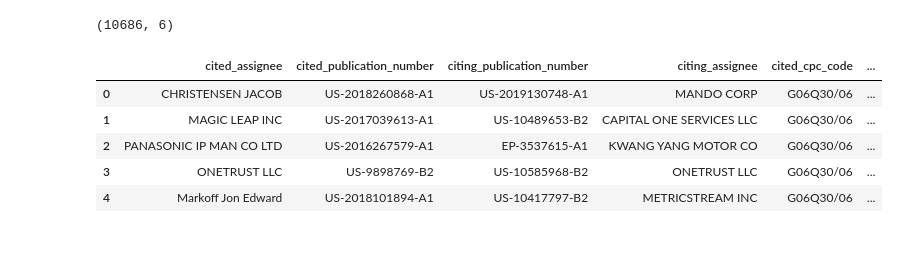
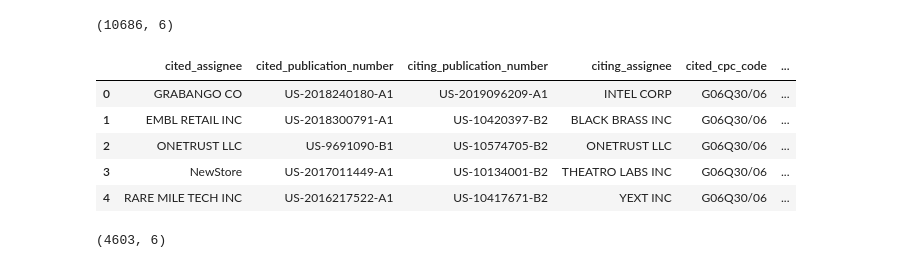
Before and after one commit to anitamezzetti/EPFL_Data_science_in_practice, a Jupyter notebook: Problem Set 3/HienAs3-Query.ipynb, the cells around one changed output. Saved outputs shown, nothing was run; the diff lists cells and outputs as text; code cells hidden in the pictures.

```diff
--- a/Problem Set 3/HienAs3-Query.ipynb
+++ b/Problem Set 3/HienAs3-Query.ipynb
@@ -86,42 +86,47 @@ dataframe.to_csv("all_patents_G06Q30.csv")
 # Then,
 # extract all the patents from 2016-2020 that cite these patents, and build a directed network of
 # patent citations. Try to answer the questions stated above
 
 # INNER JOIN
 
 query_string2 = """
-SELECT cited_assignee, refs.cited_publication_number, citing_publication_number, citing_assignee, cited_cpc_code, citing_cpc_code FROM
-
-(SELECT a.name AS cited_assignee, pubs.publication_number as cited_publication_number,
-SUBSTR(cpcs.code, 0, 9) AS cited_cpc_code, pubs.filing_date AS filing_date
+SELECT cited_assignee, refs.cited_publication_number, citing_publication_number, citing_assignee, cited_cpc_code,
+citing_cpc_code FROM
+(SELECT ANY_VALUE(a.name) AS cited_assignee, ANY_VALUE(pubs.publication_number) as
+cited_publication_number,
+ANY_VALUE(SUBSTR(cpcs.code, 0, 9)) AS cited_cpc_code, ANY_VALUE(pubs.filing_date) AS filing_date
 FROM `patents-public-data.patents.publications` AS pubs, UNNEST(assignee_harmonized) as a,
 UNNEST(pubs.cpc) as cpcs
 WHERE cpcs.first = TRUE AND REGEXP_CONTAINS(cpcs.code, "G06Q30/06") AND
 filing_date > 20160101
--- GROUP BY application_number
+GROUP BY application_number
 ) as refs
 JOIN (
   SELECT pubs.publication_number AS citing_publication_number, cite.publication_number AS cited_publication_number, citing_assignee_s.name AS citing_assignee, SUBSTR(cpcs.code, 0, 9) AS citing_cpc_code,
   pubs.filing_date AS citing_filing_date
   FROM `patents-public-data.patents.publications` AS pubs, UNNEST(citation) AS cite, UNNEST(assignee_harmonized) AS citing_assignee_s, UNNEST(cpc) AS cpcs
   WHERE cpcs.first = TRUE AND pubs.filing_date > 20160101
 ) AS pubs
 ON refs.cited_publication_number = pubs.cited_publication_number
 GROUP BY citing_publication_number, refs.cited_publication_number, pubs.cited_publication_number, citing_assignee, cited_assignee, citing_cpc_code, cited_cpc_code, citing_filing_date
 """
 
 dataframe2 = (
     bqclient.query(query_string2)
     .result()
     .to_dataframe(bqstorage_client=bqstorageclient)
 )
 dataframe2.head()
 # %% [output]
 |  | cited_assignee | cited_publication_number | citing_publication_number | citing_assignee | cited_cpc_code | ... |
-| 0 | CHRISTENSEN JACOB | US-2018260868-A1 | US-2019130748-A1 | MANDO CORP | G06Q30/06 | ... |
-| 1 | MAGIC LEAP INC | US-2017039613-A1 | US-10489653-B2 | CAPITAL ONE SERVICES LLC | G06Q30/06 | ... |
-| 2 | PANASONIC IP MAN CO LTD | US-2016267579-A1 | EP-3537615-A1 | KWANG YANG MOTOR CO | G06Q30/06 | ... |
-| 3 | ONETRUST LLC | US-9898769-B2 | US-10585968-B2 | ONETRUST LLC | G06Q30/06 | ... |
-| 4 | Markoff Jon Edward | US-2018101894-A1 | US-10417797-B2 | METRICSTREAM INC | G06Q30/06 | ... |
+| 0 | GRABANGO CO | US-2018240180-A1 | US-2019096209-A1 | INTEL CORP | G06Q30/06 | ... |
+| 1 | EMBL RETAIL INC | US-2018300791-A1 | US-10420397-B2 | BLACK BRASS INC | G06Q30/06 | ... |
+| 2 | ONETRUST LLC | US-9691090-B1 | US-10574705-B2 | ONETRUST LLC | G06Q30/06 | ... |
+| 3 | NewStore | US-2017011449-A1 | US-10134001-B2 | THEATRO LABS INC | G06Q30/06 | ... |
+| 4 | RARE MILE TECH INC | US-2016217522-A1 | US-10417671-B2 | YEXT INC | G06Q30/06 | ... |
 # %%
 dataframe2.to_csv("citation_2016.csv")
+# %%
+dataframe2.shape
+# %% [output]
+(4603, 6)
```
Also changed, not shown: parts of 1 cell of this notebook, 2 other files.
